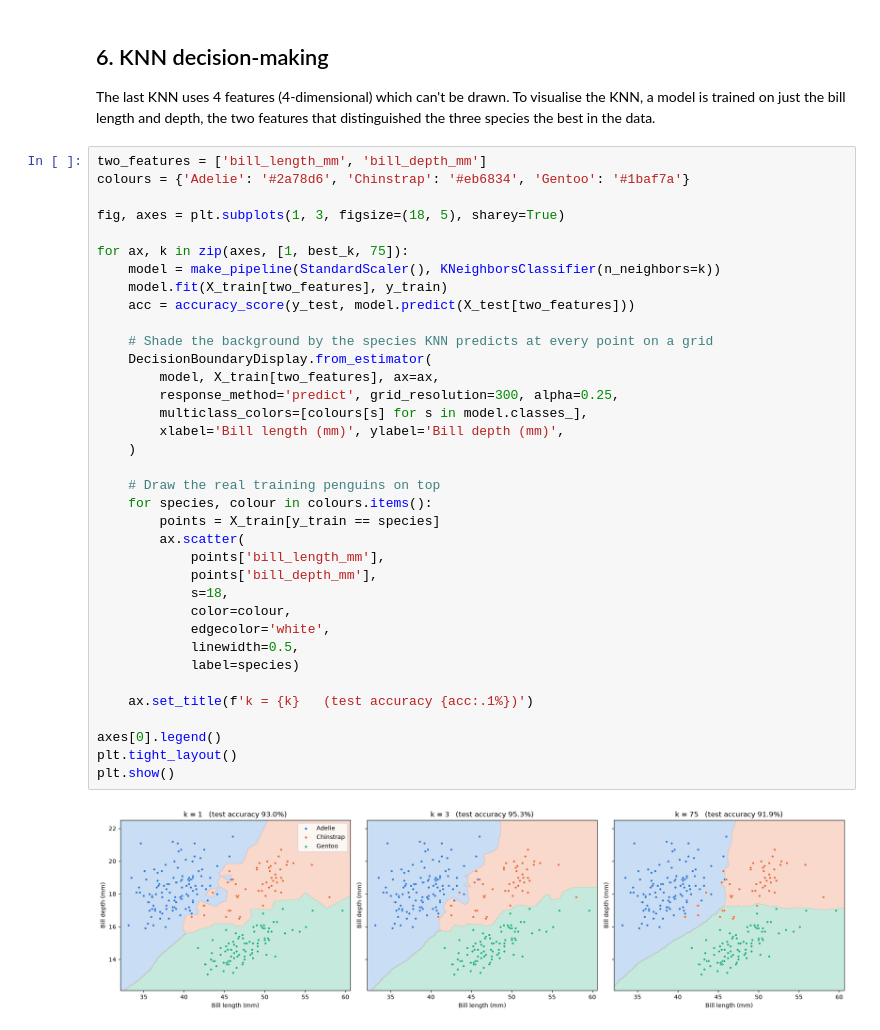
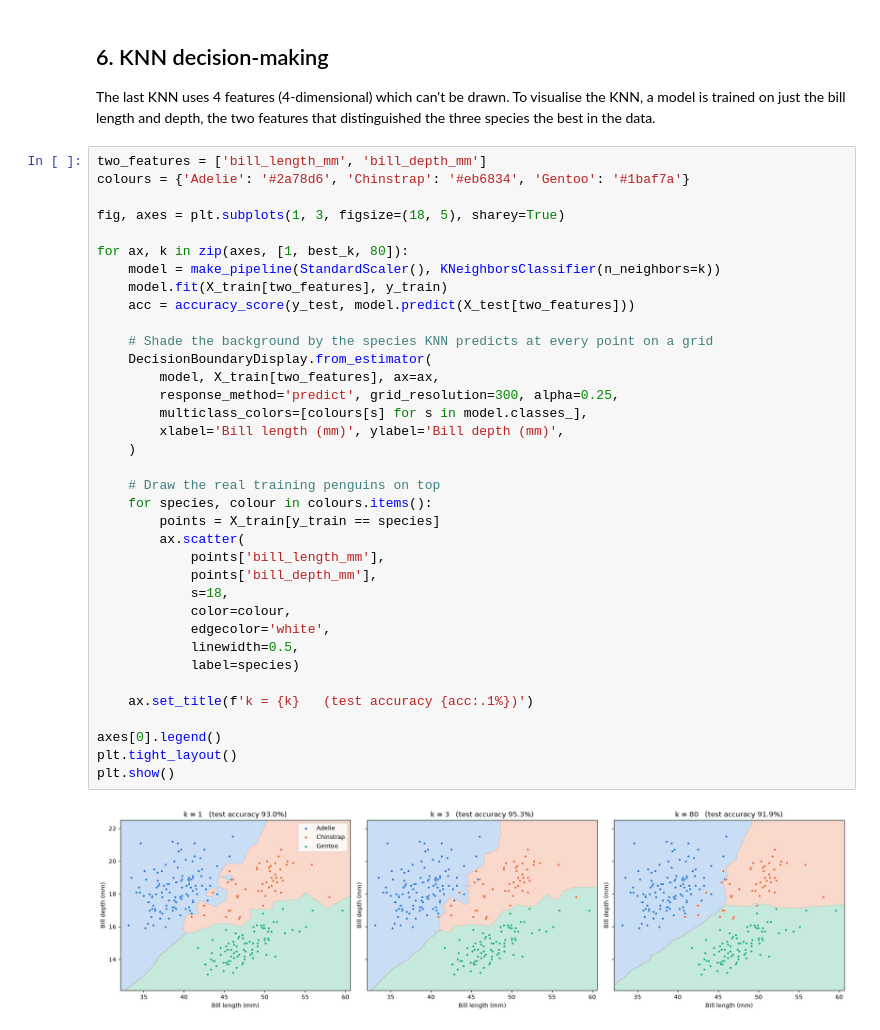
Before and after one commit to IvanKennethBibat/machine-learning-notebooks, a Jupyter notebook: notebooks/knn.ipynb, the cells around one changed output. Cells and saved outputs as stored; diff of their text form.

```diff
--- a/notebooks/knn.ipynb
+++ b/notebooks/knn.ipynb
@@ -225,35 +225,35 @@ colours = {'Adelie': '#2a78d6', 'Chinstrap': '#eb6834', 'Gentoo': '#1baf7a'}
 
 fig, axes = plt.subplots(1, 3, figsize=(18, 5), sharey=True)
 
-for ax, k in zip(axes, [1, best_k, 75]):
+for ax, k in zip(axes, [1, best_k, 80]):
     model = make_pipeline(StandardScaler(), KNeighborsClassifier(n_neighbors=k))
     model.fit(X_train[two_features], y_train)
     acc = accuracy_score(y_test, model.predict(X_test[two_features]))
 
     # Shade the background by the species KNN predicts at every point on a grid
     DecisionBoundaryDisplay.from_estimator(
         model, X_train[two_features], ax=ax,
         response_method='predict', grid_resolution=300, alpha=0.25,
         multiclass_colors=[colours[s] for s in model.classes_],
         xlabel='Bill length (mm)', ylabel='Bill depth (mm)',
     )
 
     # Draw the real training penguins on top
     for species, colour in colours.items():
         points = X_train[y_train == species]
         ax.scatter(
             points['bill_length_mm'],
             points['bill_depth_mm'],
             s=18,
             color=colour,
             edgecolor='white',
             linewidth=0.5,
             label=species)
 
     ax.set_title(f'k = {k}   (test accuracy {acc:.1%})')
 
 axes[0].legend()
 plt.tight_layout()
 plt.show()
 # %% [output]
-[figure, old version]
+[figure, new version]
```
Also changed, not shown: parts of 2 cells of this notebook.
